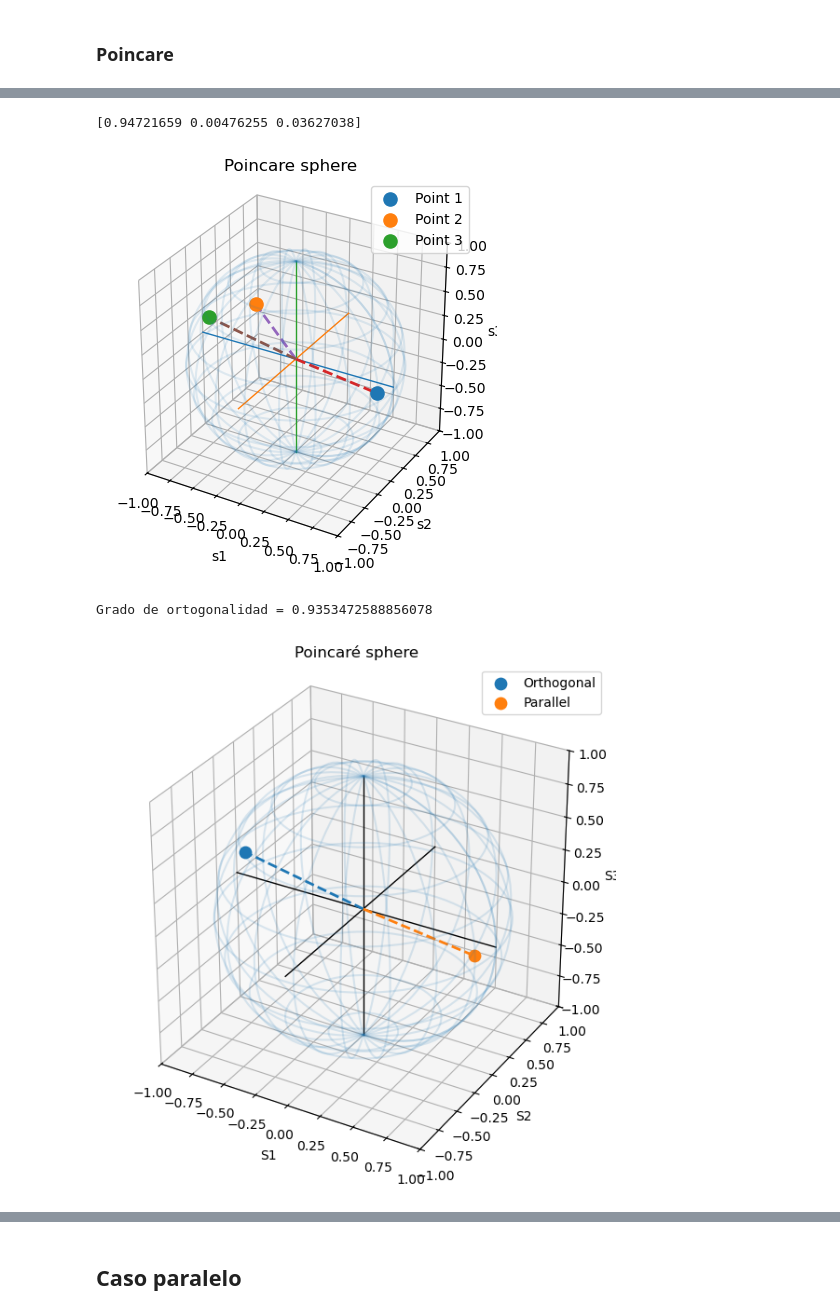
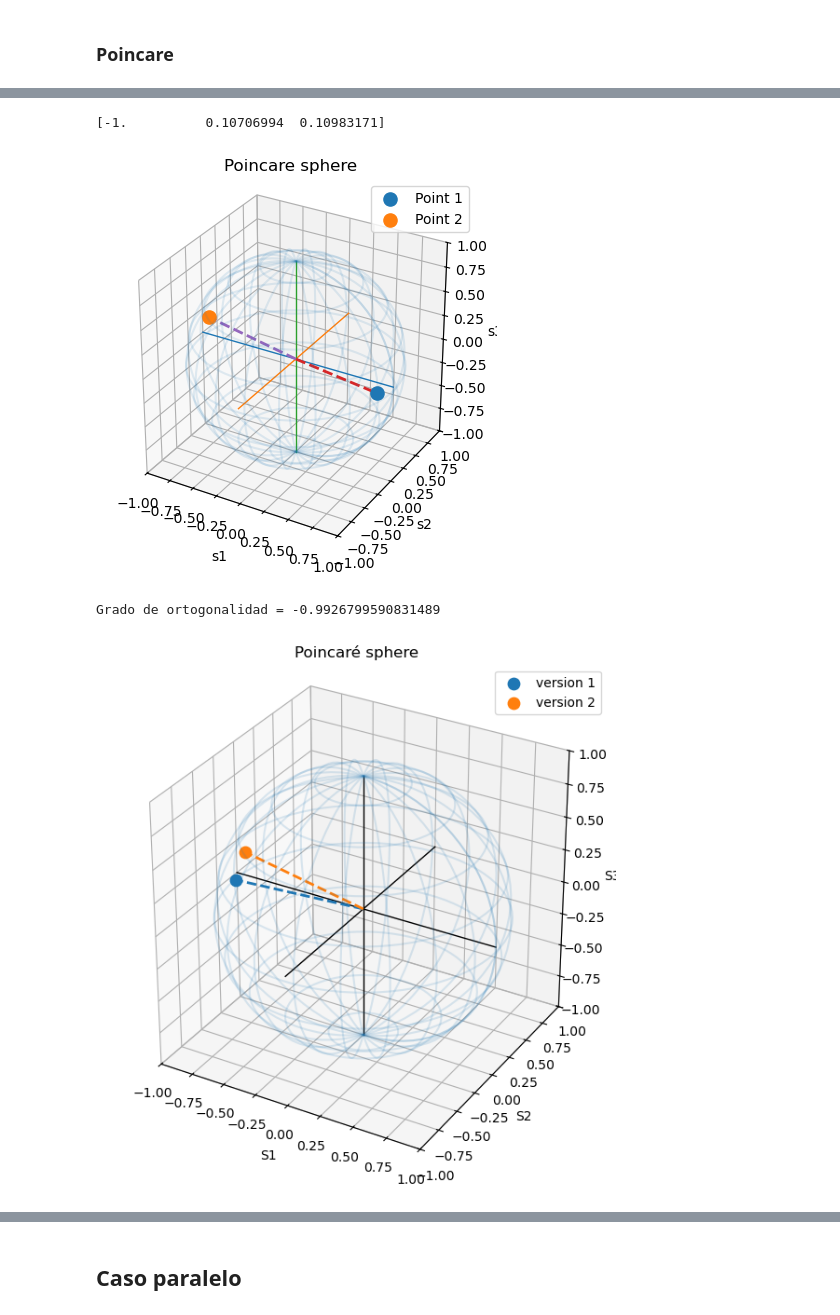
Before and after one commit to BernardoPironio/Polarimetro, a Jupyter notebook: analisis mediciones nuevas ort y paralelo.ipynb, the cells around one changed output, grey strips where cells are left out. Drawn from its saved outputs; the diff is of its cells as text; code cells hidden in the pictures.

```diff
--- a/analisis mediciones nuevas ort y paralelo.ipynb
+++ b/analisis mediciones nuevas ort y paralelo.ipynb
@@ -309,26 +325,29 @@ def plot_poincare_sphere(ax, s_points):
     ax.legend()
 # %%
 s1=np.array([-0.8152544692898802 ,         0.628603213018236,  -0.10498477333323827] )
-s2=np.array([ 0.9182177405184538, -0.14678916733408842,  -0.012863420529279104] )#curve fit de primeras med ort
-s3=np.array([-0.82727437,  0.67022515 , 0.02815319]) #curvefit first med de par
+#s2=np.array([ 0.9182177405184538, -0.14678916733408842,  -0.012863420529279104] )
+s2=np.array([-1.         ,-0.01716963 ,-0.0499099 ])#curve fit de primeras med ort
+#s3=np.array([-0.82727437,  0.67022515 , 0.02815319]) #curvefit first med de par
+s3=np.array([0.91821773 ,-0.14678914, -0.0128635 ])#curvfit primeras med para
+s4=np.array([-1.         , 0.10706994 , 0.10983171]) #nuevas mediciones ort
 # %%
 print(s4)
 # %% [output]
-[0.94721659 0.00476255 0.03627038]
+[-1.          0.10706994  0.10983171]
 # %%
 fig = plt.figure()
 ax = fig.add_subplot(111, projection='3d')
 
-plot_poincare_sphere(ax, [ s2, s3,s4])
+plot_poincare_sphere(ax, [ s3,s4])
 
 plt.show()
 # %% [output]
-[figure, old version]
+[figure, new version]
 # %%
 ortogonalidad = -np.dot(s4, s2)
 print("Grado de ortogonalidad =", ortogonalidad)
 # %% [output]
-Grado de ortogonalidad = 0.9353472588856078
+Grado de ortogonalidad = -0.9926799590831489
 # %%
 #%pip install ipympl
 #%matplotlib widget
@@ -351,37 +370,37 @@ def plot_poincare_sphere(ax, v1, v2):
     # ejes
     ax.plot([-1, 1], [0, 0], [0, 0], 'k-', lw=1)
     ax.plot([0, 0], [-1, 1], [0, 0], 'k-', lw=1)
     ax.plot([0, 0], [0, 0], [-1, 1], 'k-', lw=1)
 
     # vector 1
-    ax.scatter(v1[0], v1[1], v1[2], s=80, label="Orthogonal")
+    ax.scatter(v1[0], v1[1], v1[2], s=80, label="version 1")
     ax.plot([0, v1[0]], [0, v1[1]], [0, v1[2]], '--', lw=2)
 
     # vector 2
-    ax.scatter(v2[0], v2[1], v2[2], s=80, label="Parallel")
+    ax.scatter(v2[0], v2[1], v2[2], s=80, label="version 2")
     ax.plot([0, v2[0]], [0, v2[1]], [0, v2[2]], '--', lw=2)
 
     ax.set_xlabel("S1")
     ax.set_ylabel("S2")
     ax.set_zlabel("S3")
 
     ax.set_xlim([-1, 1])
     ax.set_ylim([-1, 1])
     ax.set_zlim([-1, 1])
 
     ax.set_box_aspect([1, 1, 1])
     ax.set_title("Poincaré sphere")
     ax.legend()
 
 # datos
 
 fig = plt.figure(figsize=(7,7))
 ax = fig.add_subplot(111, projection='3d')
 
-plot_poincare_sphere(ax, s4, s2)
+plot_poincare_sphere(ax, s2, s4)
 plt.show()
 # %% [output]
-[figure, old version]
+[figure, new version]
 # %%
 import numpy as np
 import matplotlib.pyplot as plt
```
Also changed, not shown: parts of 20 cells of this notebook.
